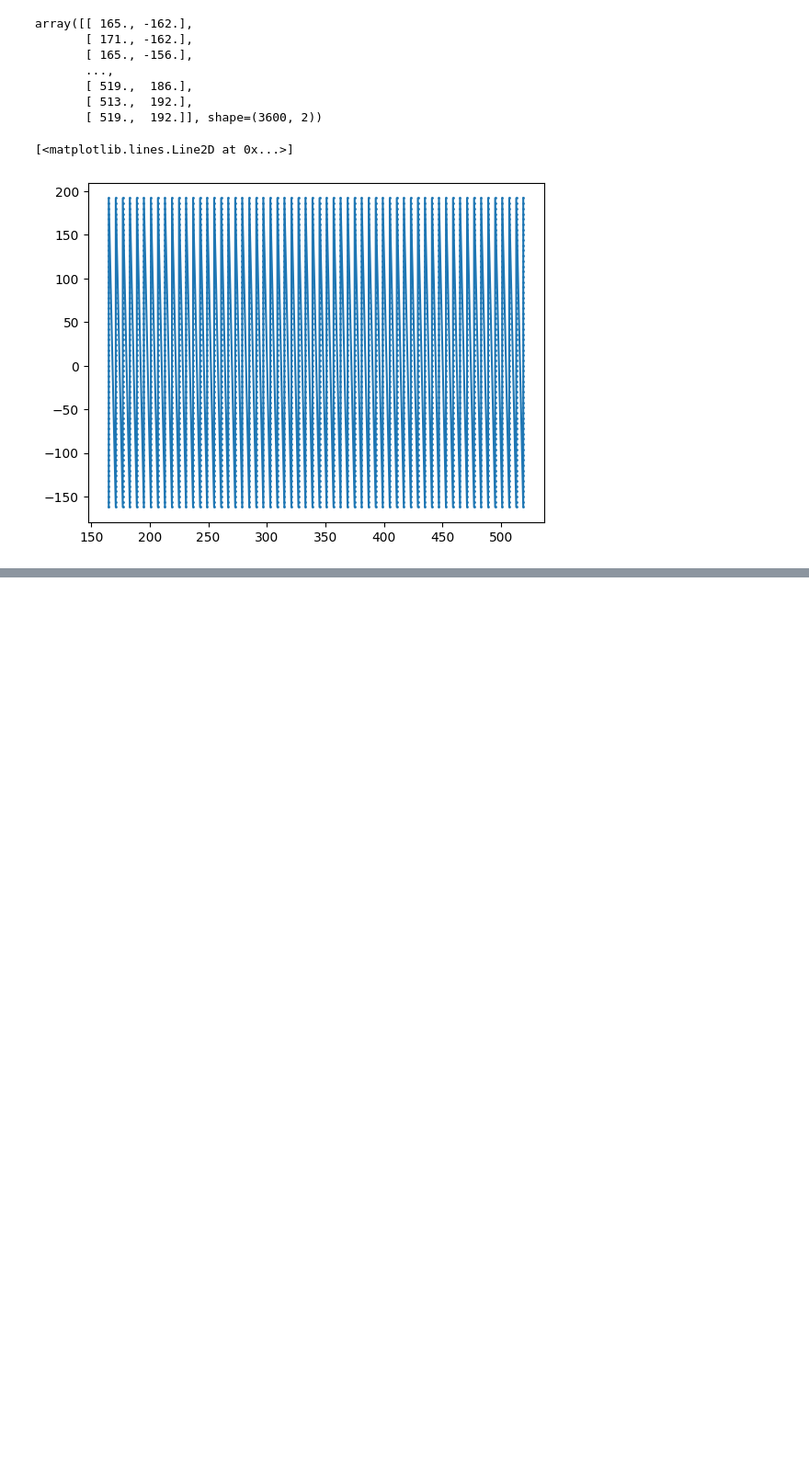
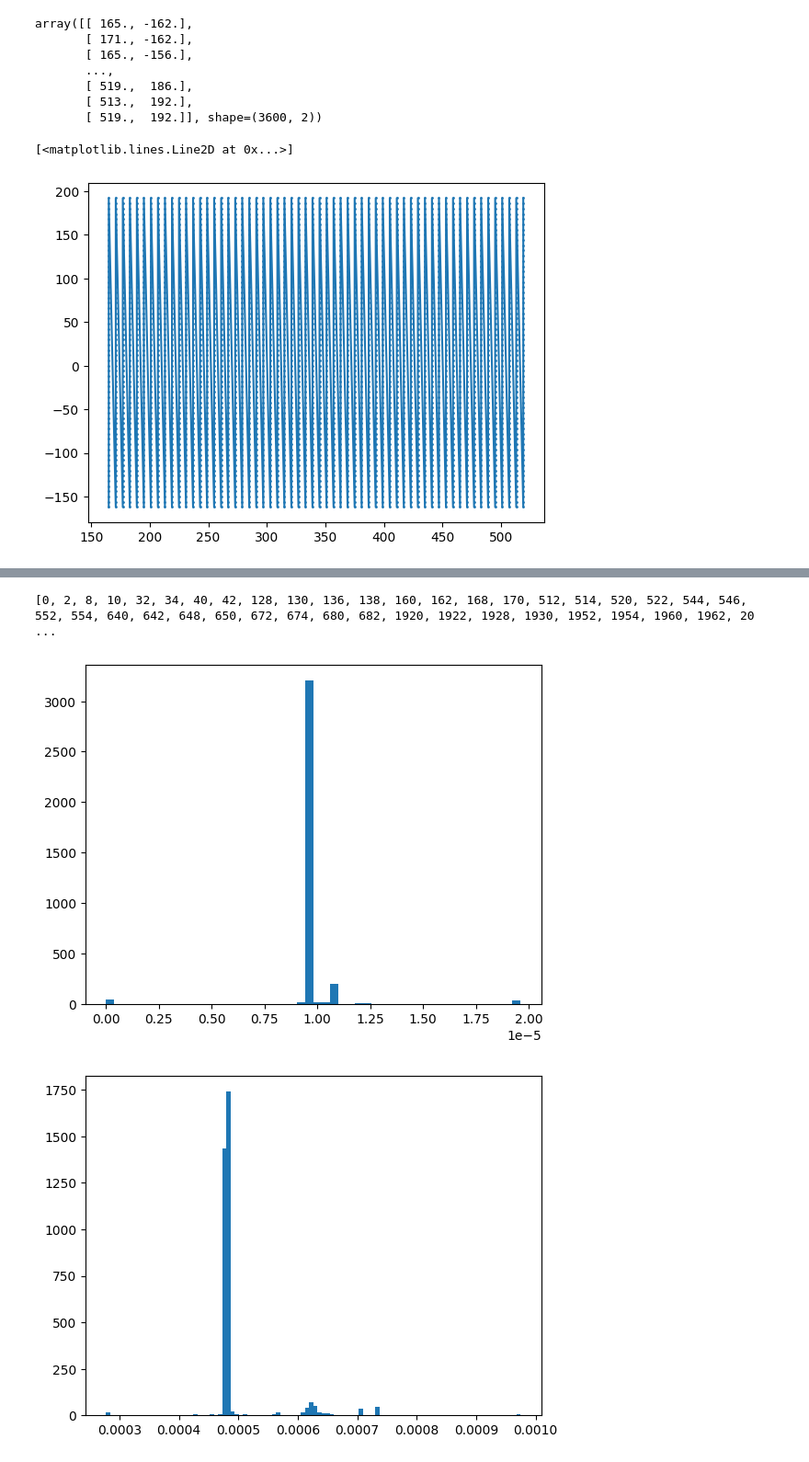
Before and after one commit to xXNoahS02Xx/dftmp2bench, a Jupyter notebook: dftmp2bench/Untitled.ipynb, the cells around one changed output, grey strips where cells are left out. Shown at 92% size. Saved outputs shown, nothing was run; the diff lists cells and outputs as text; code cells hidden in the pictures; blank space fills up the shorter version.

```diff
--- a/dftmp2bench/Untitled.ipynb
+++ b/dftmp2bench/Untitled.ipynb
@@ -112,0 +153,34 @@ plt.plot(*phi_psi_array.T)
+# %%
+order_of_ordered_numbered_ordered_order_dih = []
+for i in range(len(ordered_numbered_ordered_order_dih)):
+    order_of_ordered_numbered_ordered_order_dih.append(ordered_numbered_ordered_order_dih[i][2])
+
+#print(order_of_ordered_numbered_ordered_order_dih)
+# %% [output]
+[0, 2, 8, 10, 32, 34, 40, 42, 128, 130, 136, 138, 160, 162, 168, 170, 512, 514, 520, 522, 544, 546, 552, 554, 640, 642, 648, 650, 672, 674, 680, 682, 1920, 1922, 1928, 1930, 1952, 1954, 1960, 1962, 20 ...
+# %%
+with open(f"/cluster/home/schmidtn/master/wahlprak/xtb-confs/confs/ALA_neutral_singlet.xyz/test_xyz_output_ordered.xyz", "a") as t:
+    for i in order_of_ordered_numbered_ordered_order_dih:
+        with open(f"/cluster/home/schmidtn/master/wahlprak/xtb-confs/confs/ALA_neutral_singlet.xyz/dih2dscan-{i}.inp.xyz", "r") as f:
+            t.write(f.read())
+# %%
+gnorms, energies = [], []
+
+for i in range(3600):
+    with open(f"/cluster/home/schmidtn/master/wahlprak/xtb-confs/confs/ALA_neutral_singlet.xyz/dih2dscan-{i}.inp.xyz", "r") as f:
+        _, energy, _, gnorm, _, _, _ = f.read().split("\n")[1].split()
+        energies.append(float(energy))
+        gnorms.append(float(gnorm))
+# %%
+gnorms = np.array(gnorms)
+# %%
+energies = np.array(energies)
+
+energies_min_shift = energies - min(energies)
+# %%
+_ = plt.hist(energies_min_shift, bins=50)
+plt.show()
+_ = plt.hist(gnorms, bins=100)
+# %% [output]
+[figure, added]
+[figure, added]
```
Also changed, not shown: parts of 11 cells of this notebook, 9 other files.
